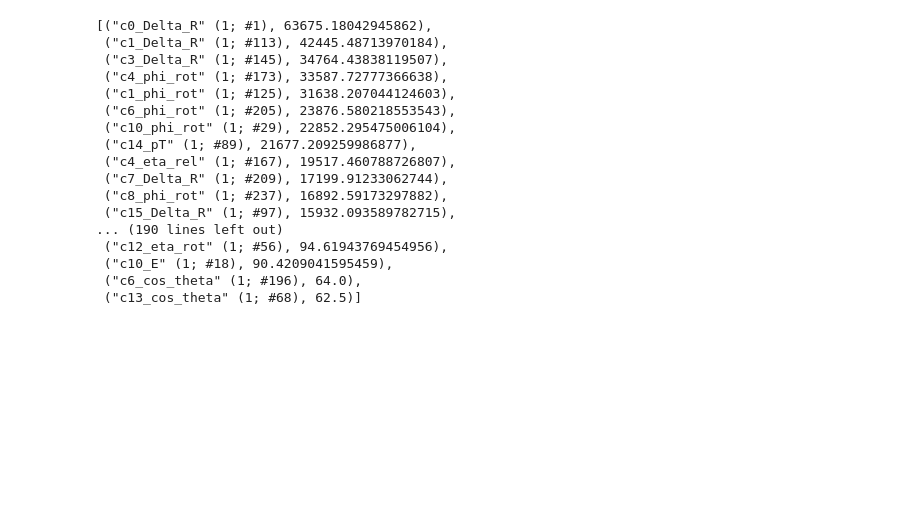
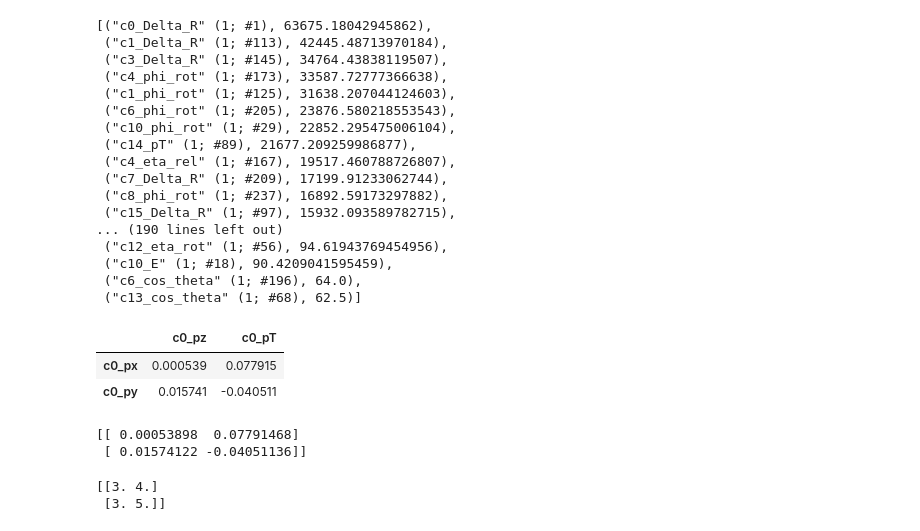
Before and after one commit to andygoliver/Masters_BDT, a Jupyter notebook: plot_feature_importance.ipynb, the cells around one changed output. Cells and saved outputs as stored; diff of their text form; code cells hidden in the pictures; blank space fills up the shorter version.

```diff
--- a/plot_feature_importance.ipynb
+++ b/plot_feature_importance.ipynb
@@ -388,3 +387,11 @@ new_inspector.variable_importances()['SUM_SCORE']
  ("c10_E" (1; #18), 90.4209041595459),
  ("c6_cos_theta" (1; #196), 64.0),
  ("c13_cos_theta" (1; #68), 62.5)]
+# %%
+corr_mtx = train_df.corr()
+# %%
+corr_mtx.loc[['c0_px', 'c0_py']][['c0_pz', 'c0_pT']]
+# %% [output]
+|  | c0_pz | c0_pT |
+| c0_px | 0.000539 | 0.077915 |
+| c0_py | 0.015741 | -0.040511 |
@@ -390,0 +400,5 @@ new_inspector.variable_importances()['SUM_SCORE']
+# %%
+print(test_array)
+# %% [output]
+[[ 0.00053898  0.07791468]
+ [ 0.01574122 -0.04051136]]
@@ -390,0 +409,6 @@ new_inspector.variable_importances()['SUM_SCORE']
+# %%
+d = np.mean( np.array([ a, b, c]), axis=0 )
+print(d)
+# %% [output]
+[[3. 4.]
+ [3. 5.]]
```
Also changed, not shown: parts of 15 cells of this notebook, 1 other file.
